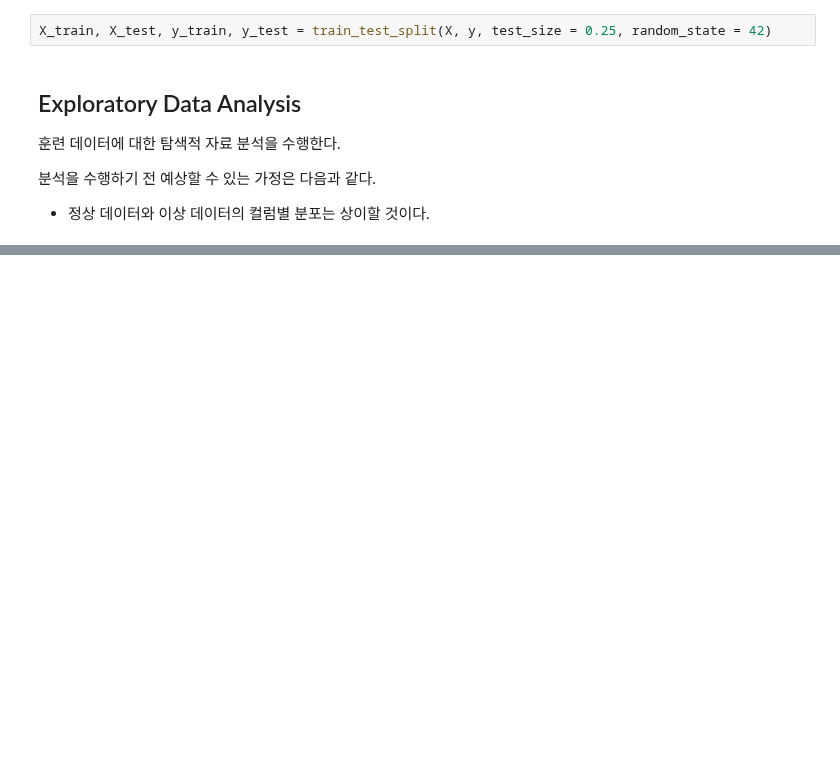
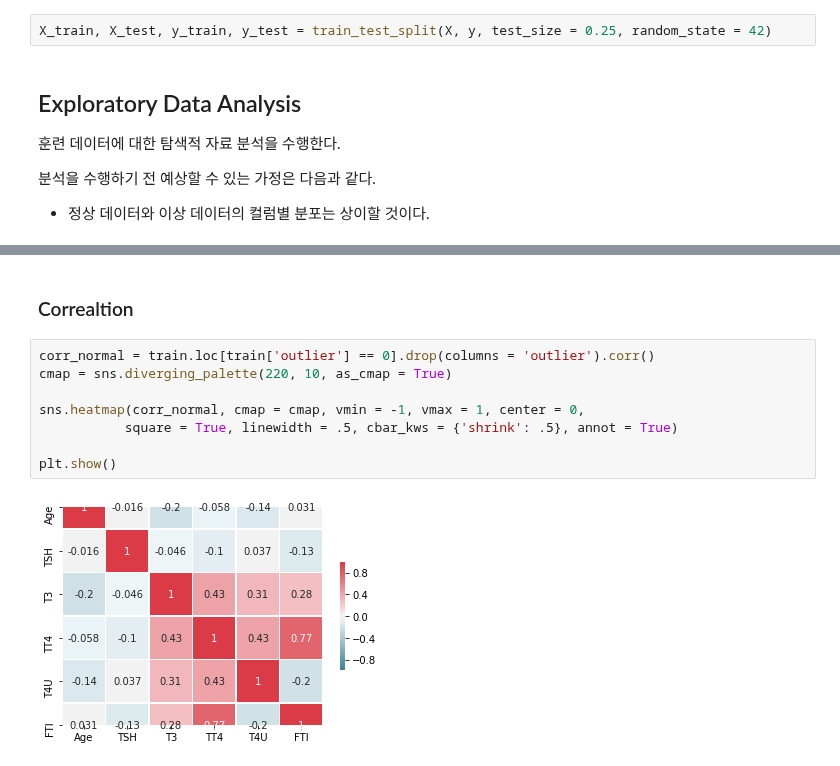
Before and after one commit to Yukkiasuna-sao/Anomaly_Detection, a Jupyter notebook: implementation/STEP1_Implementation.ipynb, the cells around one changed output, grey strips where cells are left out. Drawn from its saved outputs; the diff is of its cells as text; blank space fills up the shorter version.

```diff
--- a/implementation/STEP1_Implementation.ipynb
+++ b/implementation/STEP1_Implementation.ipynb
@@ -111,0 +153,12 @@ X_train, X_test, y_train, y_test = train_test_split(X, y, test_size = 0.25, rand
+# %% [markdown]
+### Correaltion
+# %%
+corr_normal = train.loc[train['outlier'] == 0].drop(columns = 'outlier').corr()
+cmap = sns.diverging_palette(220, 10, as_cmap = True)
+
+sns.heatmap(corr_normal, cmap = cmap, vmin = -1, vmax = 1, center = 0,
+           square = True, linewidth = .5, cbar_kws = {'shrink': .5}, annot = True)
+
+plt.show()
+# %% [output]
+[figure, added]
```
Also changed, not shown: parts of 8 cells of this notebook.
